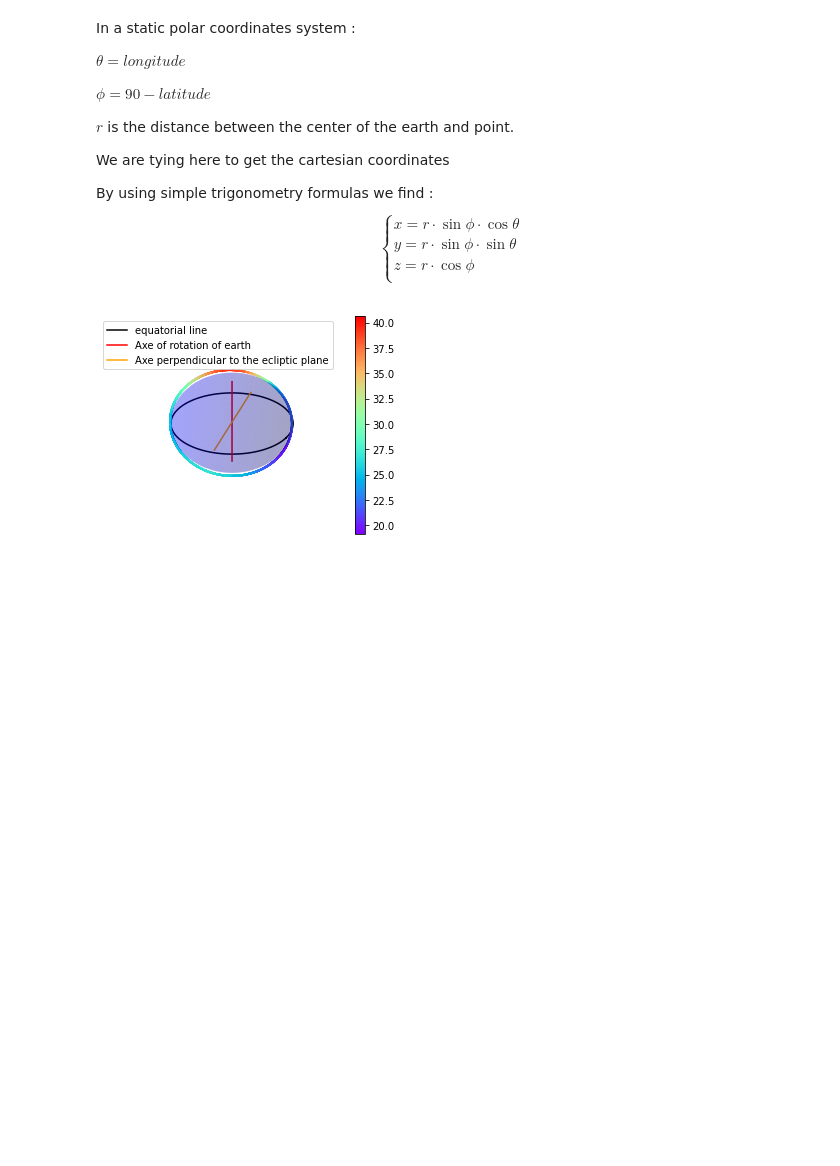
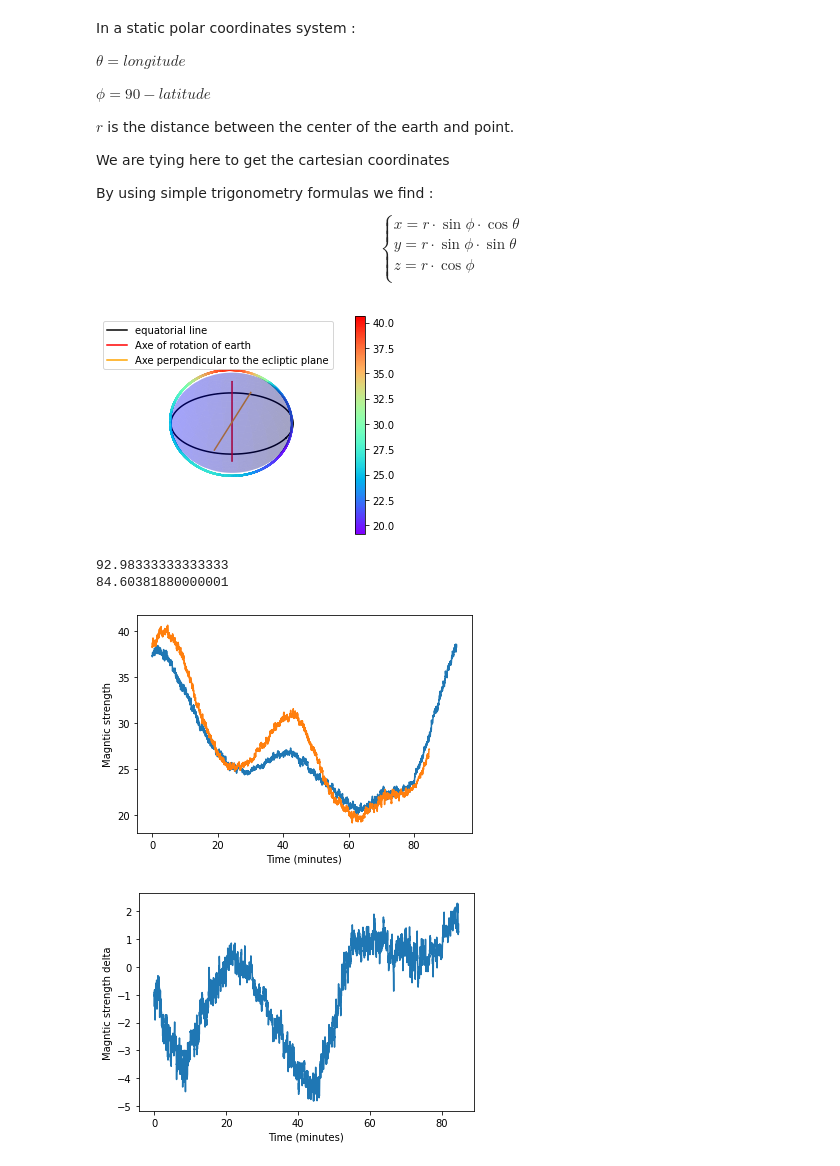
Before and after one commit to MathisRvn/ASTROPI22, a Jupyter notebook: NoteBookLAZOS22.ipynb, the cells around one changed output. Cells and saved outputs as stored; diff of their text form; code cells hidden in the pictures; blank space fills up the shorter version.

```diff
--- a/NoteBookLAZOS22.ipynb
+++ b/NoteBookLAZOS22.ipynb
@@ -264,0 +267,34 @@ plt.show()
+# %%
+print(period/60)
+print(((date[-1]-date[0]).total_seconds()/60)%(period/60))
+
+round1_x=[]
+round1_y=[]
+
+round2_x=[]
+round2_y=[]
+
+for i in range(0, len(total_strength)):
+    if (date[i] - date[0]).total_seconds() <= period:
+        round1_x.append((date[i] - date[0]).total_seconds()/60)
+        round1_y.append(total_strength[i])
+    else:
+        round2_x.append(((date[i] - date[0]).total_seconds()-period)/60)
+        round2_y.append(total_strength[i])
+
+plt.plot(round1_x, round1_y, label="Round 1")
+plt.plot(round2_x, round2_y, label="Round 2")
+plt.xlabel("Time (minutes)")
+plt.ylabel("Magntic strength")
+plt.show()
+
+delta = np.array(round1_y[0:len(round2_y)]) - np.array(round2_y)
+plt.plot(round2_x, delta)
+plt.xlabel("Time (minutes)")
+plt.ylabel("Magntic strength delta")
+plt.show()
+# %% [output]
+92.98333333333333
+84.60381880000001
+[figure, added]
+[figure, added]
```
Also changed, not shown: parts of 1 cell of this notebook.
